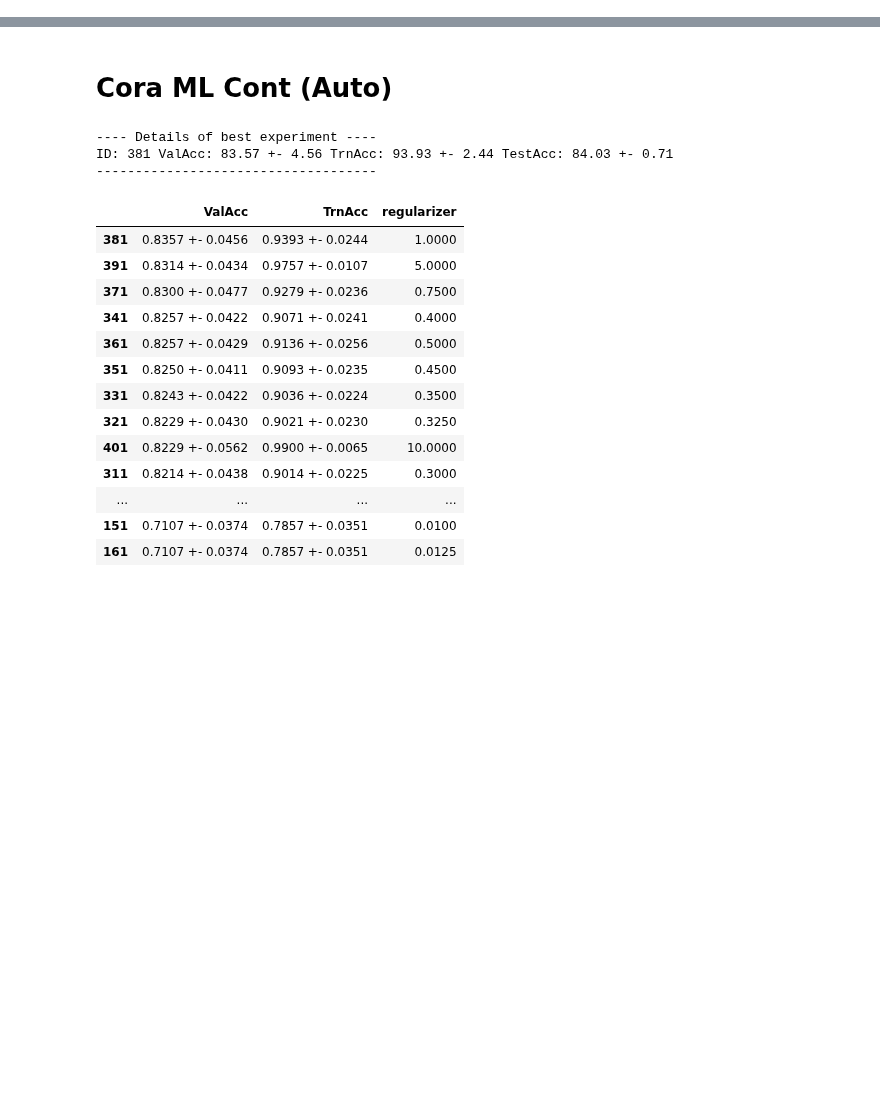
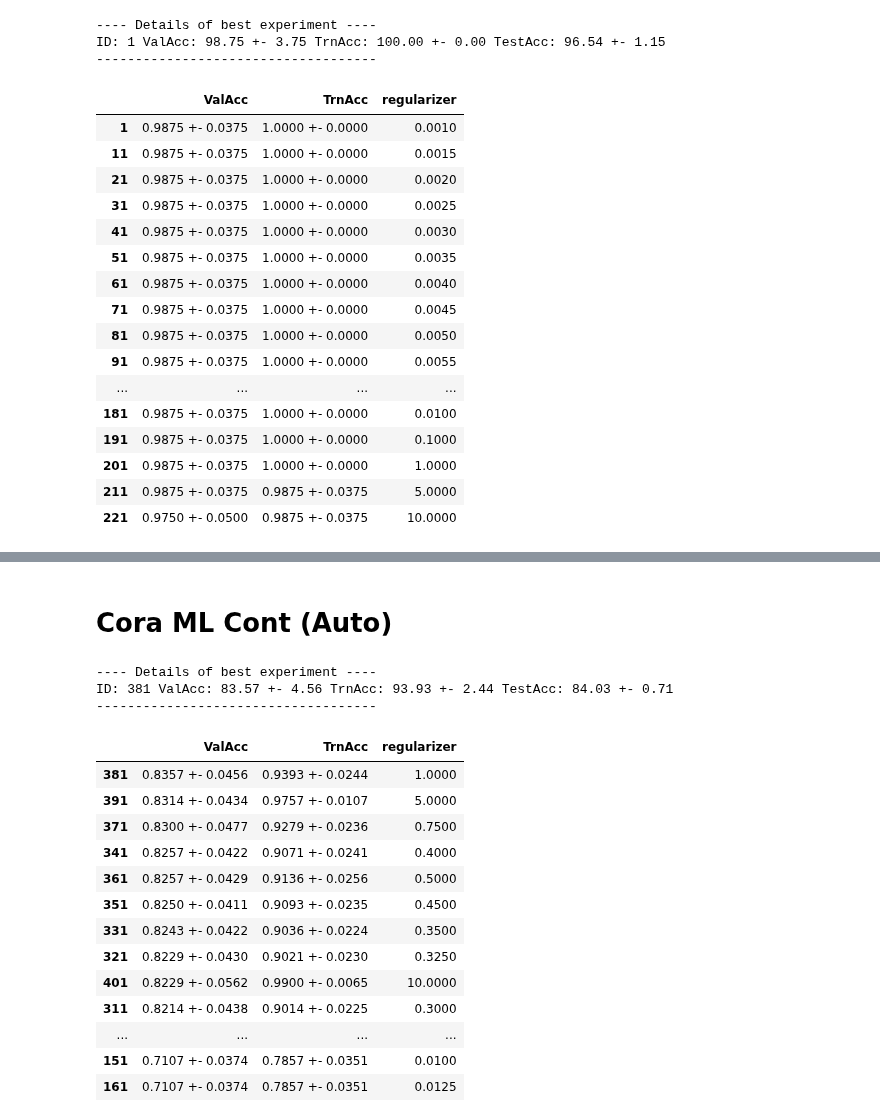
Before and after one commit to saper0/qpcert, a Jupyter notebook: notebooks/hyperparams/hyperparam_search.ipynb, the cells around one changed output, grey strips where cells are left out. Cells and saved outputs as stored; diff of their text form; code cells hidden in the pictures; blank space fills up the shorter version.

```diff
--- a/notebooks/hyperparams/hyperparam_search.ipynb
+++ b/notebooks/hyperparams/hyperparam_search.ipynb
@@ -8,0 +35,31 @@ import pandas as pd
+# %%
+start_id = 1
+end_id = 230
+n_seeds = 10
+hyperparams = ["regularizer"]
+pred_method = "svm"
+dataset = "karate_club"
+collection= "m_karate_n2_hyper_sgc"
+utils.get_best_hyperparams(start_id, end_id, n_seeds, hyperparams,
+                           pred_method, dataset, collection, use_seeds=10)
+# %% [output]
+---- Details of best experiment ----
+ID: 1 ValAcc: 98.75 +- 3.75 TrnAcc: 100.00 +- 0.00 TestAcc: 96.54 +- 1.15
+------------------------------------
+|  | ValAcc | TrnAcc | regularizer |
+| 1 | 0.9875 +- 0.0375 | 1.0000 +- 0.0000 | 0.0010 |
+| 11 | 0.9875 +- 0.0375 | 1.0000 +- 0.0000 | 0.0015 |
+| 21 | 0.9875 +- 0.0375 | 1.0000 +- 0.0000 | 0.0020 |
+| 31 | 0.9875 +- 0.0375 | 1.0000 +- 0.0000 | 0.0025 |
+| 41 | 0.9875 +- 0.0375 | 1.0000 +- 0.0000 | 0.0030 |
+| 51 | 0.9875 +- 0.0375 | 1.0000 +- 0.0000 | 0.0035 |
+| 61 | 0.9875 +- 0.0375 | 1.0000 +- 0.0000 | 0.0040 |
+| 71 | 0.9875 +- 0.0375 | 1.0000 +- 0.0000 | 0.0045 |
+| 81 | 0.9875 +- 0.0375 | 1.0000 +- 0.0000 | 0.0050 |
+| 91 | 0.9875 +- 0.0375 | 1.0000 +- 0.0000 | 0.0055 |
+| ... | ... | ... | ... |
+| 181 | 0.9875 +- 0.0375 | 1.0000 +- 0.0000 | 0.0100 |
+| 191 | 0.9875 +- 0.0375 | 1.0000 +- 0.0000 | 0.1000 |
+| 201 | 0.9875 +- 0.0375 | 1.0000 +- 0.0000 | 1.0000 |
+| 211 | 0.9875 +- 0.0375 | 0.9875 +- 0.0375 | 5.0000 |
+| 221 | 0.9750 +- 0.0500 | 0.9875 +- 0.0375 | 10.0000 |
```
Also changed, not shown: parts of 3 cells of this notebook, 4 other files.
